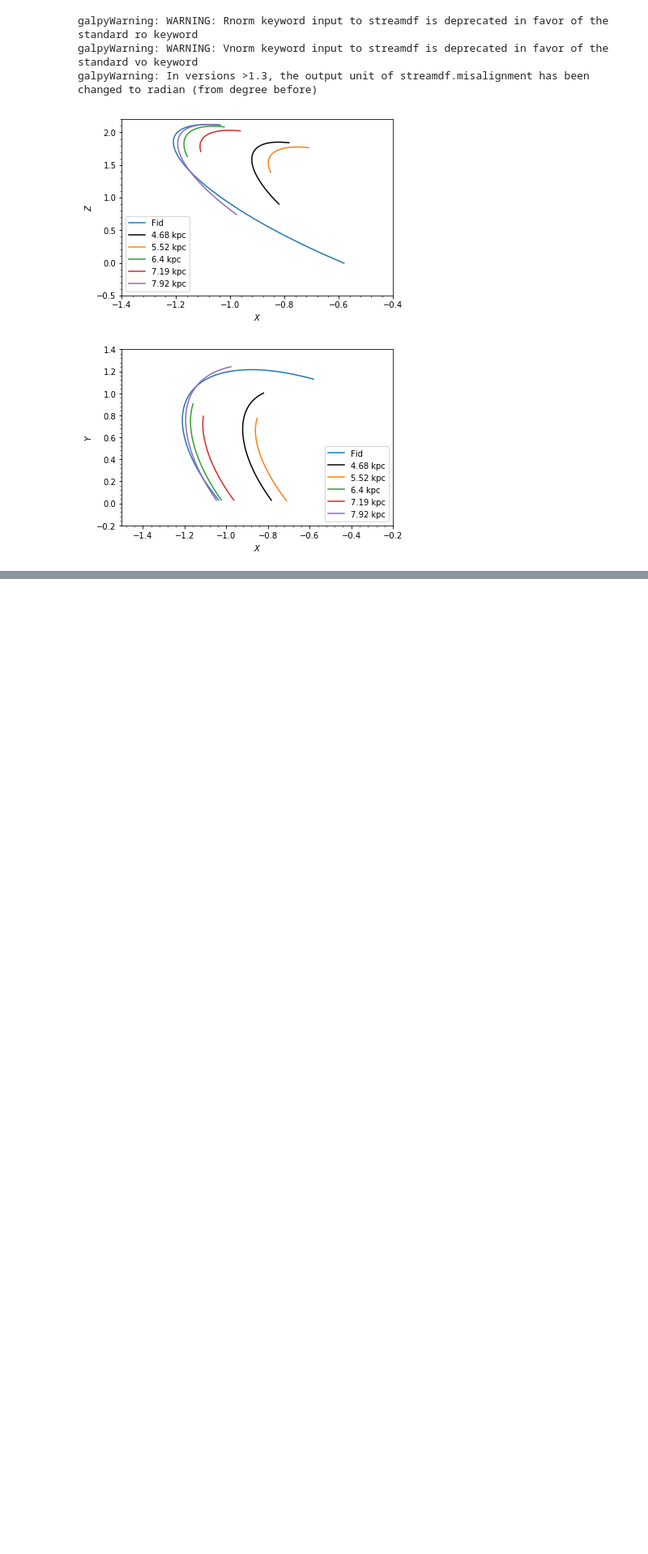
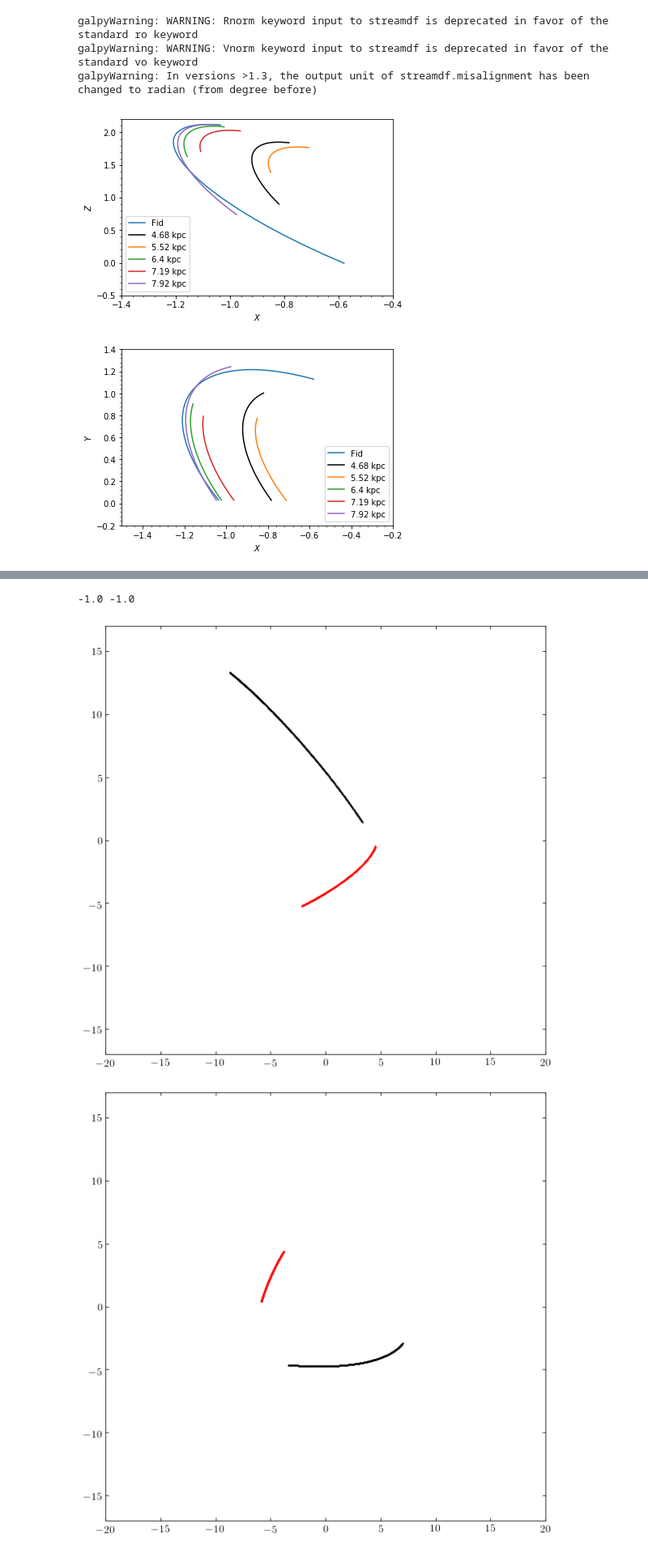
Before and after one commit to nbanik/Baryonic-effects-on-Pal5, a Jupyter notebook: orbitfit_Pal5.ipynb, the cells around one changed output, grey strips where cells are left out. Shown at 81% size. Cells and saved outputs as stored; diff of their text form; code cells hidden in the pictures; blank space fills up the shorter version.

```diff
--- a/orbitfit_Pal5.ipynb
+++ b/orbitfit_Pal5.ipynb
@@ -275,0 +312,6 @@ plt.savefig('track_xy.pdf')
+# %%
+from simulate_streampepper import parse_times
+
+timpacts=np.array(parse_times('4sampling',5))
+
+print (timpacts)
@@ -275,0 +320,2 @@ plt.savefig('track_xy.pdf')
+# %%
+sdf_pepper0=GMC_util.make_nondefault_pal5stream(0,timpact=timpacts)
@@ -275,0 +325,2 @@ plt.savefig('track_xy.pdf')
+# %%
+sdf_pepper_fid=pal5_util.setup_pal5model(timpact=timpacts)
@@ -275,0 +331,53 @@ plt.savefig('track_xy.pdf')
+# %%
+print (sdf_pepper0._sigMeanSign,sdf_pepper_fid._sigMeanSign)
+# %% [output]
+-1.0 -1.0
+# %%
+#plot the stream at different timpacts
+
+for kk in range(len(timpacts)):
+
+    x=[]
+    y=[]
+    z=[]
+
+    x1=[]
+    y1=[]
+    z1=[]
+
+    a= sdf_pepper_fid._sgapdfs_coordtransform[timpacts[kk]]._kick_interpolatedObsTrackXY
+    apar_all=sdf_pepper_fid._sgapdfs_coordtransform[timpacts[kk]]._kick_interpolatedThetasTrack
+
+    a1= sdf_pepper0._sgapdfs_coordtransform[timpacts[kk]]._kick_interpolatedObsTrackXY
+    apar_all1=sdf_pepper0._sgapdfs_coordtransform[timpacts[kk]]._kick_interpolatedThetasTrack
+
+    bovy_plot.bovy_print(axes_labelsize=18.,xtick_labelsize=14.,ytick_labelsize=14.)
+    figsize(10,10)
+
+    #at each timpact compute apar_max
+    apar_max=sdf.length(tdisrupt=sdf_pepper_fid._tdisrupt-timpacts[kk])*sdf_pepper_fid._length_factor
+    apar_max1=sdf0.length(tdisrupt=sdf_pepper0._tdisrupt-timpacts[kk])*sdf_pepper0._length_factor
+
+    #considering the stream until apar_max, store xyzvxvyvz
+    for ii in range(len(apar_all)):
+        if apar_all[ii] <= apar_max :
+            x.append(a[:,0][ii])
+            y.append(a[:,1][ii])
+            z.append(a[:,2][ii])
+
+
+    for ii in range(len(apar_all1)):
+        if apar_all1[ii] <= apar_max1 :
+            x1.append(a1[:,0][ii])
+            y1.append(a1[:,1][ii])
+            z1.append(a1[:,2][ii])
+
+
+    plt.scatter(np.array(x)*ro,np.array(y)*ro,c='k',s=1)
+    plt.scatter(np.array(x1)*ro,np.array(y1)*ro,c='r',s=1)
+    plt.xlim(-20.,20.)
+    plt.ylim(-17.,17.)
+    plt.show()
+# %% [output]
+[figure, added]
+[figure, added]
```
Also changed, not shown: parts of 10 cells of this notebook.
